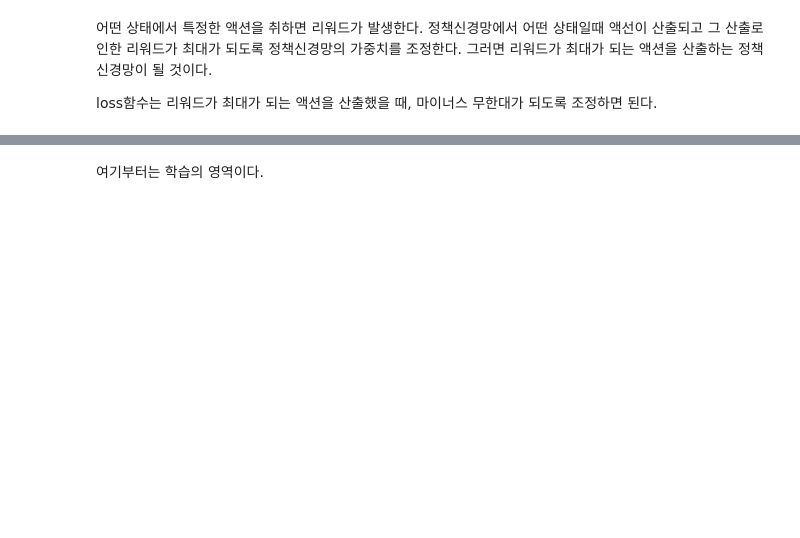
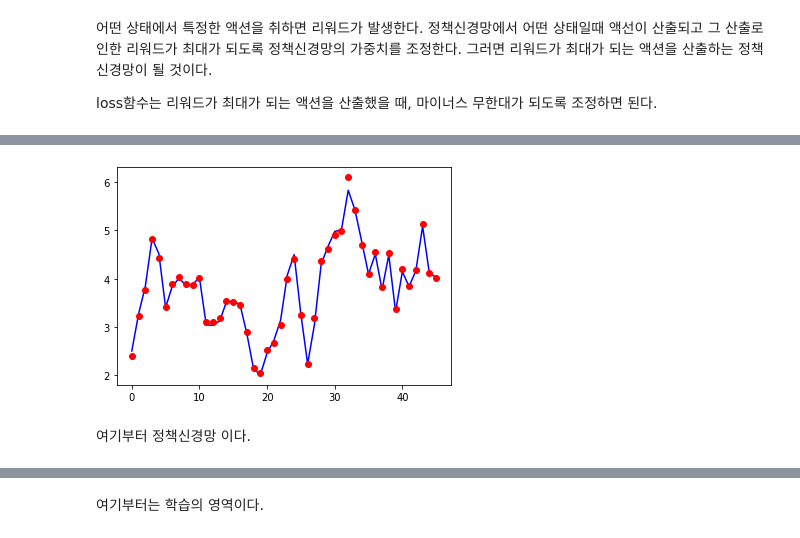
Before and after one commit to sjbaek12/sjbaek12.github.io, a Jupyter notebook: 테스트_강화학습.ipynb, the cells around one changed output, grey strips where cells are left out. Saved outputs shown, nothing was run; the diff lists cells and outputs as text; code cells hidden in the pictures; blank space fills up the shorter version.

```diff
--- a/테스트_강화학습.ipynb
+++ b/테스트_강화학습.ipynb
@@ -79,0 +77,12 @@ len(p_serise)
+# %%
+def policy_model_lstm (lr):
+  inp_L = layers.Input(shape=(5,1))  # 타입스텝수 5개, 특성개수 1개
+  dense_L = LSTM(5)(inp_L)
+  dense_L = Dense(64)(dense_L)
+  output_s = layers.Dense(1)(dense_L)
+
+  model_train = Model(inputs=inp_L, outputs = output_s)
+  model_train.compile(loss='mse', optimizer=Adam(lr), metrics = ['mae'])
+  return model_train
+# %%
+model_train_test = policy_model_lstm(0.01)
@@ -79,0 +108,12 @@ len(p_serise)
+# %%
+history_test = model_train_test.fit(p_serise_lstm, price_lstm, epochs=100, verbose=0)
+# %%
+p_f = model_train_test.predict(p_serise_lstm)
+# %%
+plt.plot(p_f,"b")
+plt.plot(price_lstm, 'ro')
+plt.show()
+# %% [output]
+[figure, added]
+# %% [markdown]
+여기부터 정책신경망 이다.
```
Also changed, not shown: parts of 36 cells of this notebook.
